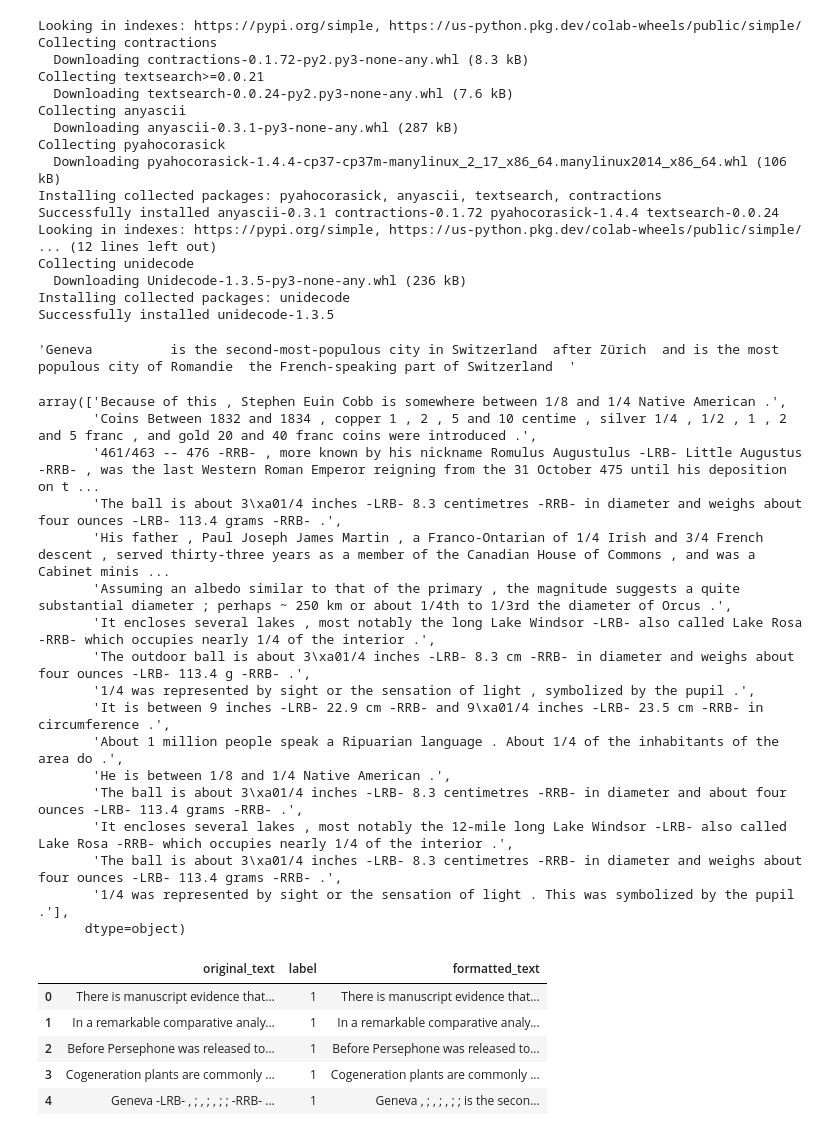
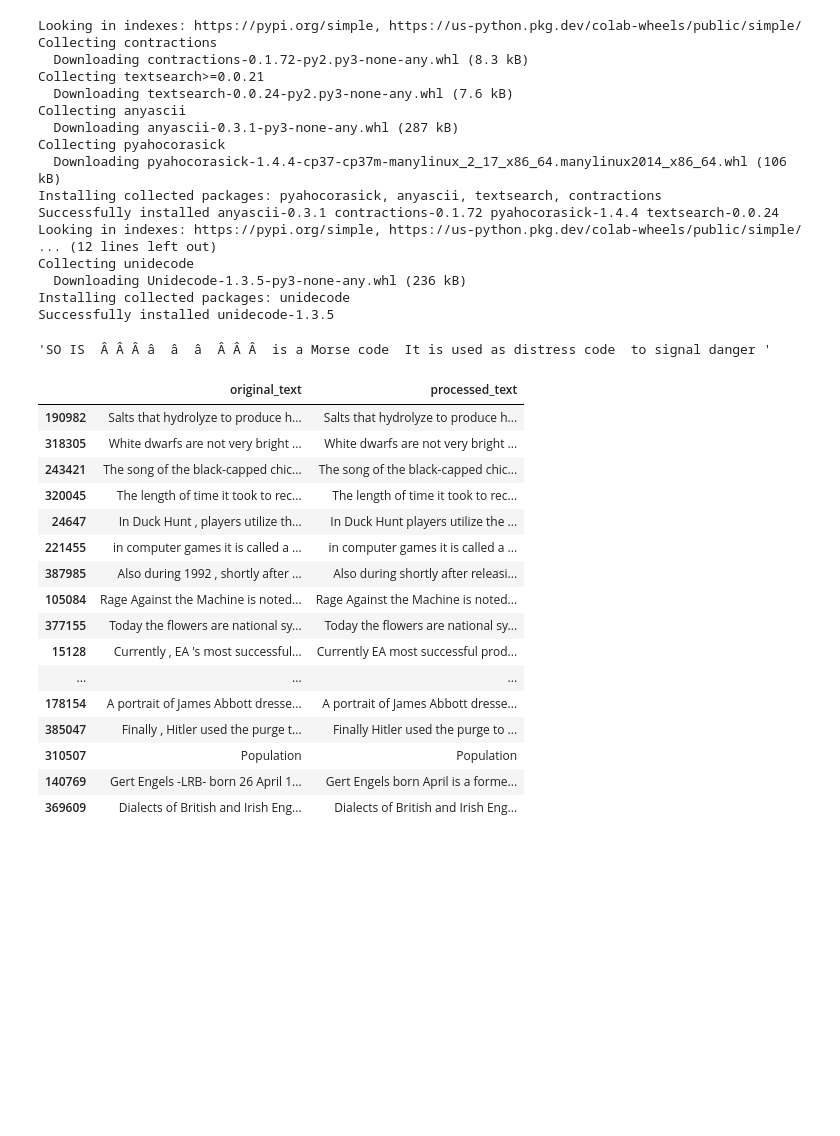
Before and after one commit to Tstrebe2/predicting-text-difficulty, a Jupyter notebook: code/dave_data_cleaning.ipynb, the cells around one changed output. Cells and saved outputs as stored; diff of their text form; code cells hidden in the pictures; blank space fills up the shorter version.

```diff
--- a/code/dave_data_cleaning.ipynb
+++ b/code/dave_data_cleaning.ipynb
@@ -114,36 +114,24 @@ def text_processing(s):
   # fix issues with incorrect encoding
   s = ftfy.fix_text(s)
 
-  # remove punctuation
-  s = re.sub('[,.!?;]+','',s)
+  # remove punctuation and symbols
+  s = re.sub('[$,.!?;:%@&\/\\\]*','',s)
+
+  # remove numbers
+  s = re.sub('[0-9]*','',s)
+
+
+  # positive lookbehind for cases where dashes proceeded by spaces or
+  # other dashes (not suggesting a hyphenated word or name)
+  s = re.sub('(?<=[ -])-','',s)
+
 
   return s
   # return simple_preprocess(s)
-# %%
-text = 'Geneva  , ; , ; , ; ;  is the second-most-populous city in Switzerland  after Zürich  and is the most populous city of Romandie  the French-speaking part of Switzerland  .'
-# text = 'He then married Ditta PÃ sztory , a piano student \'s friend .'
-fixed = text_processing(text)
-fixed
-# %% [output]
-'Geneva          is the second-most-populous city in Switzerland  after Zürich  and is the most populous city of Romandie  the French-speaking part of Switzerland  '
-# %%
-train_df[train_df['original_text'].str.contains('1\/4')]['original_text'].values
-# %% [output]
-array(['Because of this , Stephen Euin Cobb is somewhere between 1/8 and 1/4 Native American .',
-       'Coins Between 1832 and 1834 , copper 1 , 2 , 5 and 10 centime , silver 1/4 , 1/2 , 1 , 2 and 5 franc , and gold 20 and 40 franc coins were introduced .',
-       '461/463 -- 476 -RRB- , more known by his nickname Romulus Augustulus -LRB- Little Augustus -RRB- , was the last Western Roman Emperor reigning from the 31 October 475 until his deposition on t ...
-       'The ball is about 3\xa01/4 inches -LRB- 8.3 centimetres -RRB- in diameter and weighs about four ounces -LRB- 113.4 grams -RRB- .',
-       'His father , Paul Joseph James Martin , a Franco-Ontarian of 1/4 Irish and 3/4 French descent , served thirty-three years as a member of the Canadian House of Commons , and was a Cabinet minis ...
-       'Assuming an albedo similar to that of the primary , the magnitude suggests a quite substantial diameter ; perhaps ~ 250 km or about 1/4th to 1/3rd the diameter of Orcus .',
-       'It encloses several lakes , most notably the long Lake Windsor -LRB- also called Lake Rosa -RRB- which occupies nearly 1/4 of the interior .',
-       'The outdoor ball is about 3\xa01/4 inches -LRB- 8.3 cm -RRB- in diameter and weighs about four ounces -LRB- 113.4 g -RRB- .',
-       '1/4 was represented by sight or the sensation of light , symbolized by the pupil .',
-       'It is between 9 inches -LRB- 22.9 cm -RRB- and 9\xa01/4 inches -LRB- 23.5 cm -RRB- in circumference .',
-       'About 1 million people speak a Ripuarian language . About 1/4 of the inhabitants of the area do .',
-       'He is between 1/8 and 1/4 Native American .',
-       'The ball is about 3\xa01/4 inches -LRB- 8.3 centimetres -RRB- in diameter and about four ounces -LRB- 113.4 grams -RRB- .',
-       'It encloses several lakes , most notably the 12-mile long Lake Windsor -LRB- also called Lake Rosa -RRB- which occupies nearly 1/4 of the interior .',
-       'The ball is about 3\xa01/4 inches -LRB- 8.3 centimetres -RRB- in diameter and weighs about four ounces -LRB- 113.4 grams -RRB- .',
-       '1/4 was represented by sight or the sensation of light . This was symbolized by the pupil .'],
-      dtype=object)
+# %%
+text = 'SOS -LRB- Â Â Â â '' â '' â '' Â Â Â -RRB- is a Morse code . It is used as distress code , to signal danger .'
+fixed = text_processing(text)
+fixed
+# %% [output]
+'SO IS  Â Â Â â  â  â  Â Â Â  is a Morse code  It is used as distress code  to signal danger '
 # %%
@@ -150,10 +139,22 @@ array(['Because of this , Stephen Euin Cobb is somewhere between 1/8 and 1/4 Nat
 train_df['processed_text'] = train_df['original_text'].apply(text_processing)
-# %%
-train_df.head()
-# %% [output]
-|  | original_text | label | formatted_text |
-| 0 | There is manuscript evidence that... | 1 | There is manuscript evidence that... |
-| 1 | In a remarkable comparative analy... | 1 | In a remarkable comparative analy... |
-| 2 | Before Persephone was released to... | 1 | Before Persephone was released to... |
-| 3 | Cogeneration plants are commonly ... | 1 | Cogeneration plants are commonly ... |
-| 4 | Geneva -LRB- , ; , ; , ; ; -RRB- ... | 1 | Geneva , ; , ; , ; ; is the secon... |
+# %%
+train_df[['original_text','processed_text']].sample(20).style.set_properties(subset=['original_text'],
+                                                    **{'width': '500px'})
+# %% [output]
+|  | original_text | processed_text |
+| 190982 | Salts that hydrolyze to produce h... | Salts that hydrolyze to produce h... |
+| 318305 | White dwarfs are not very bright ... | White dwarfs are not very bright ... |
+| 243421 | The song of the black-capped chic... | The song of the black-capped chic... |
+| 320045 | The length of time it took to rec... | The length of time it took to rec... |
+| 24647 | In Duck Hunt , players utilize th... | In Duck Hunt players utilize the ... |
+| 221455 | in computer games it is called a ... | in computer games it is called a ... |
+| 387985 | Also during 1992 , shortly after ... | Also during shortly after releasi... |
+| 105084 | Rage Against the Machine is noted... | Rage Against the Machine is noted... |
+| 377155 | Today the flowers are national sy... | Today the flowers are national sy... |
+| 15128 | Currently , EA 's most successful... | Currently EA most successful prod... |
+| ... | ... | ... |
+| 178154 | A portrait of James Abbott dresse... | A portrait of James Abbott dresse... |
+| 385047 | Finally , Hitler used the purge t... | Finally Hitler used the purge to ... |
+| 310507 | Population | Population |
+| 140769 | Gert Engels -LRB- born 26 April 1... | Gert Engels born April is a forme... |
+| 369609 | Dialects of British and Irish Eng... | Dialects of British and Irish Eng... |
```
Also changed, not shown: parts of 4 cells of this notebook.
